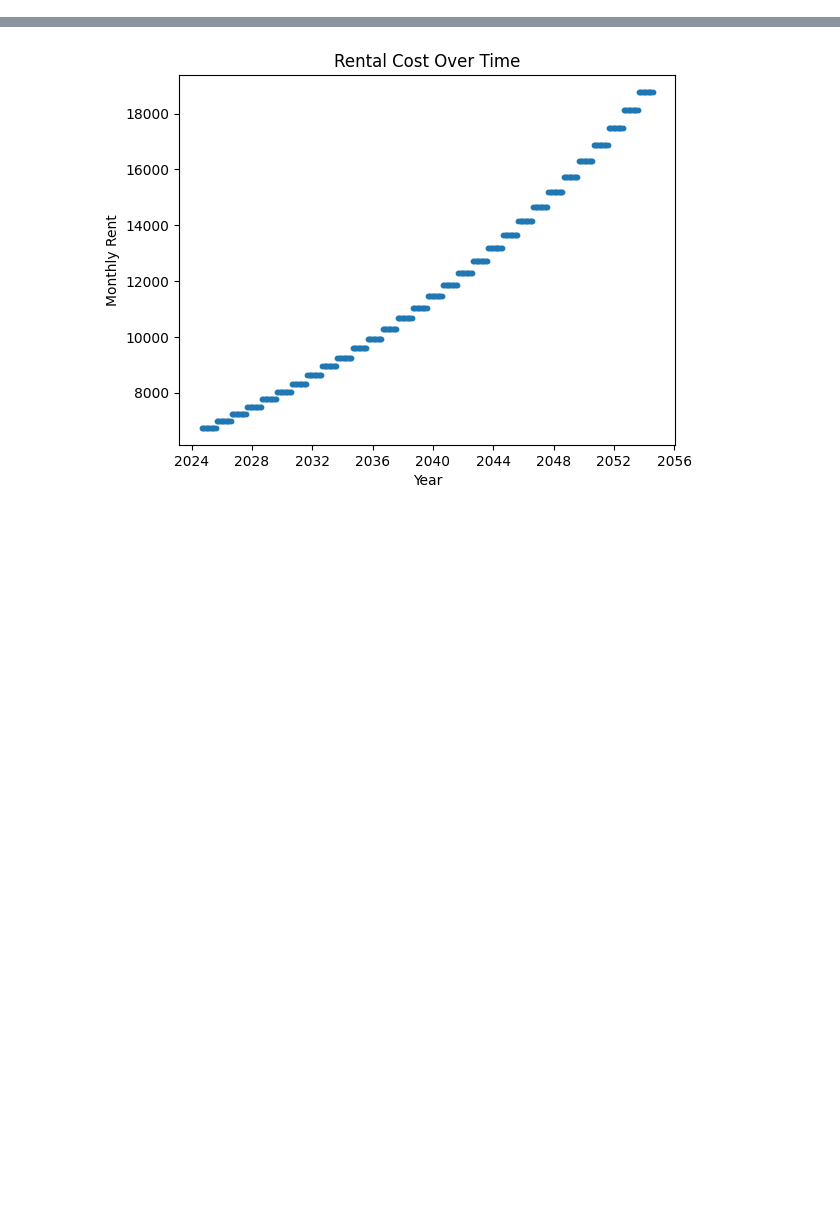
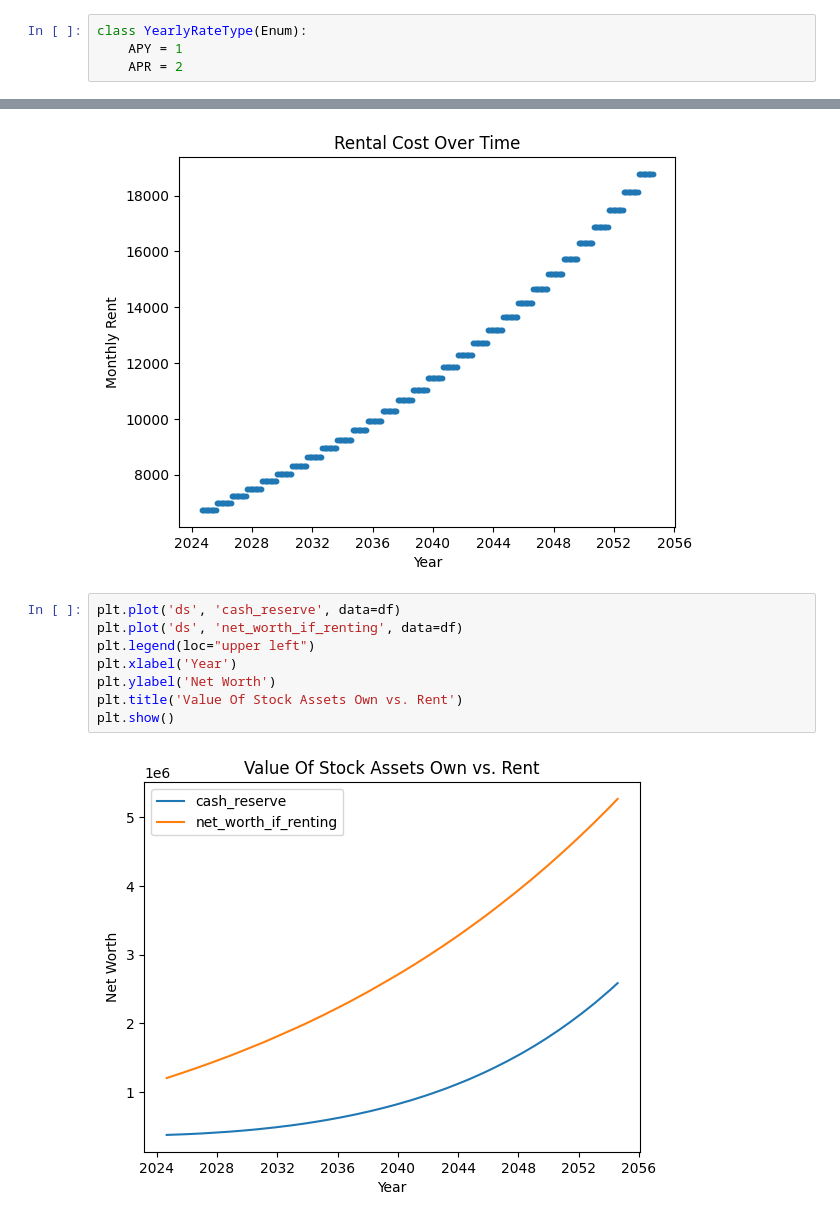
Before and after one commit to epv44/rent-vs-buy, a Jupyter notebook: Mortgage_Cost_Analysis.ipynb, the cells around one changed output, grey strips where cells are left out. Drawn from its saved outputs; the diff is of its cells as text; blank space fills up the shorter version.

```diff
--- a/Mortgage_Cost_Analysis.ipynb
+++ b/Mortgage_Cost_Analysis.ipynb
@@ -33,6 +40,10 @@ class MortgageData:
     rental_cost: float
     net_worth_if_renting: float
     ds: date
+# %%
+class YearlyRateType(Enum):
+    APY = 1
+    APR = 2
 # %% [markdown]
 Derived Monthly Expenses
 # %%
@@ -243,3 +277,13 @@ plt.title('Rental Cost Over Time')
 plt.show()
 # %% [output]
 [figure]
+# %%
+plt.plot('ds', 'cash_reserve', data=df)
+plt.plot('ds', 'net_worth_if_renting', data=df)
+plt.legend(loc="upper left")
+plt.xlabel('Year')
+plt.ylabel('Net Worth')
+plt.title('Value Of Stock Assets Own vs. Rent')
+plt.show()
+# %% [output]
+[figure, added]
```
Also changed, not shown: parts of 8 cells of this notebook.
